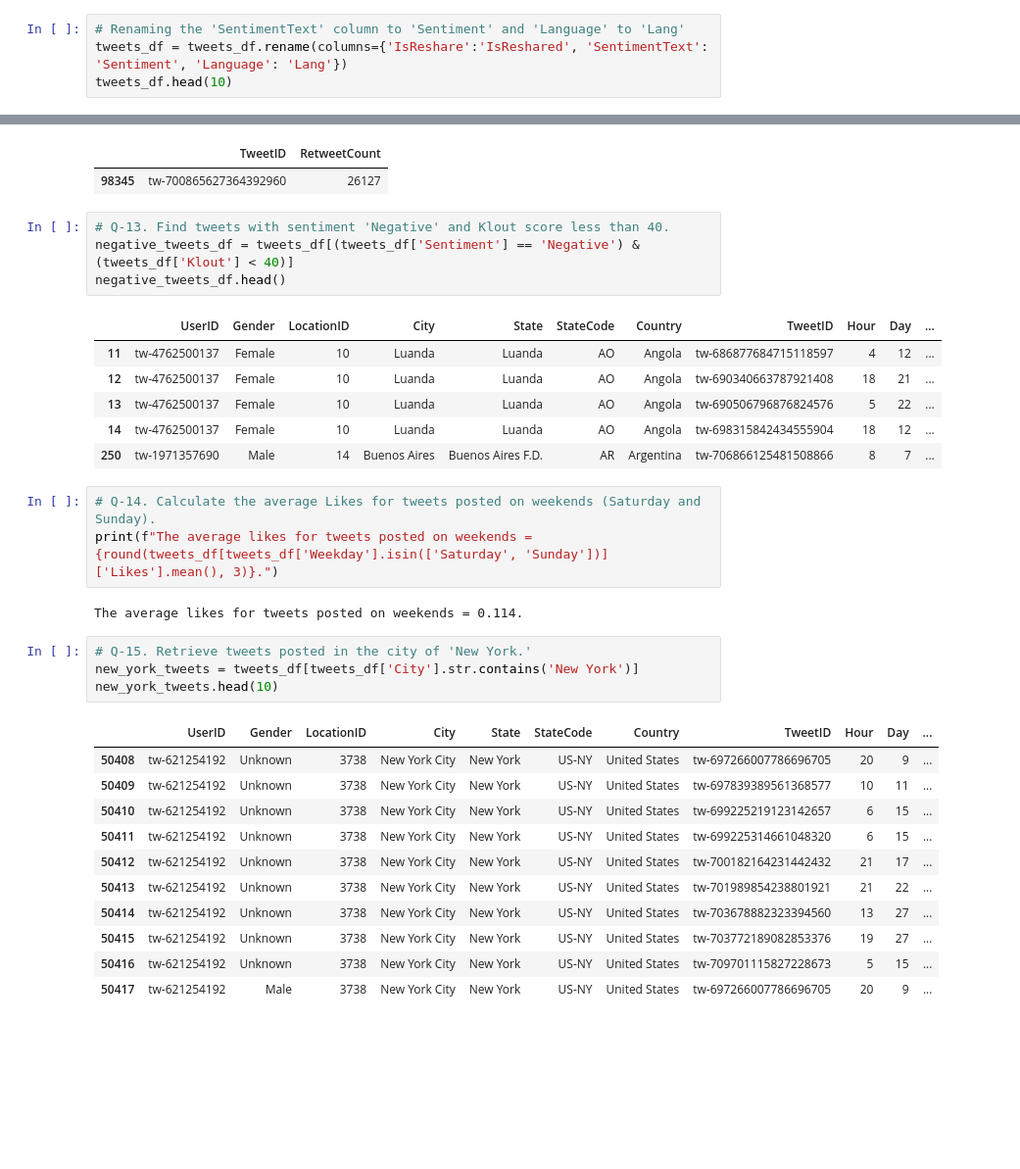
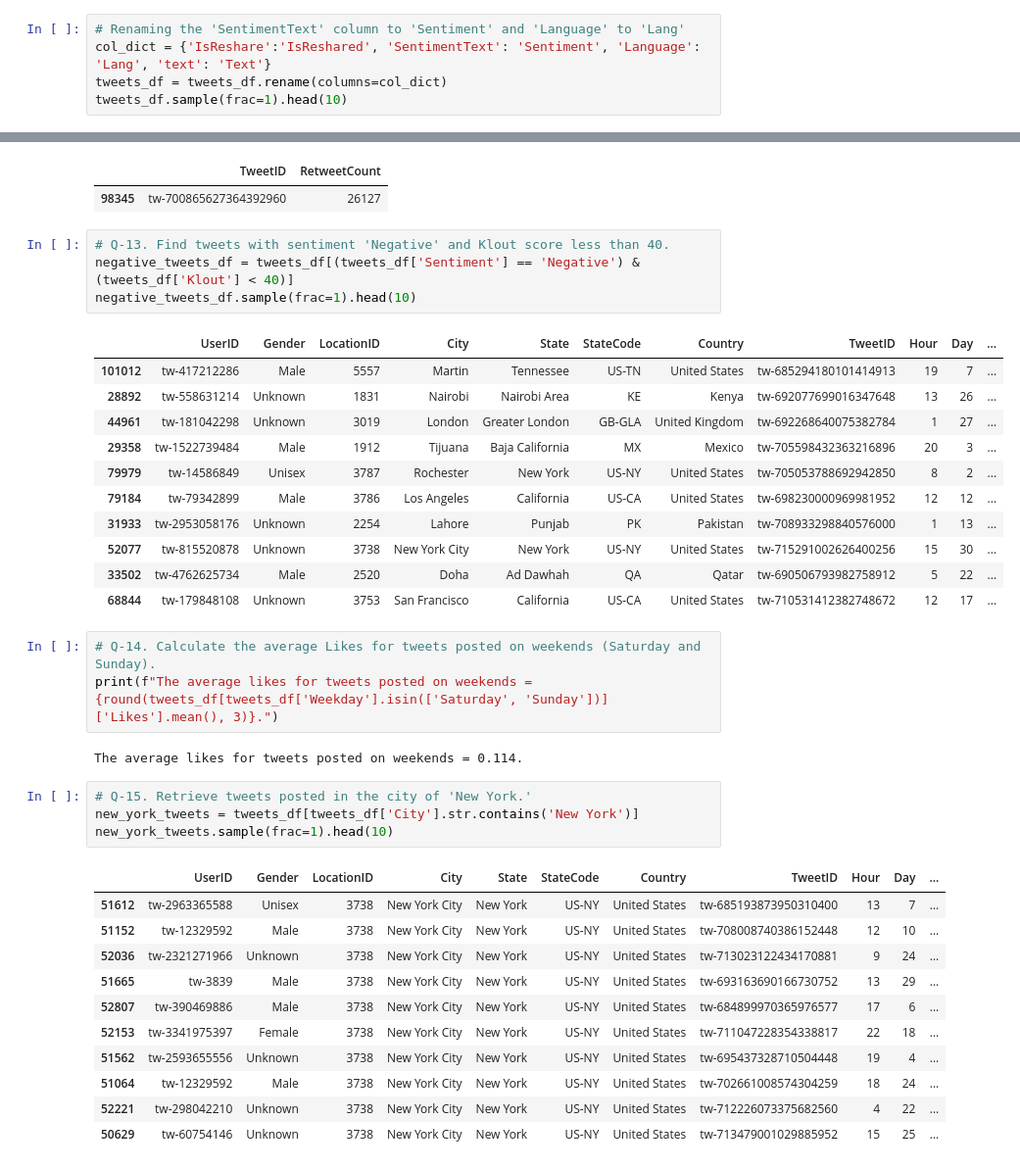
Before and after one commit to abhayvikramnayak98/TweetMetrics, a Jupyter notebook: pandasAnswers.ipynb, the cells around one changed output, grey strips where cells are left out. Shown: that part at 98% size. Drawn from its saved outputs; the diff is of its cells as text; blank space fills up the shorter version.

```diff
--- a/pandasAnswers.ipynb
+++ b/pandasAnswers.ipynb
@@ -216,6 +216,7 @@ tweets_df.head(10)
 # %%
 # Renaming the 'SentimentText' column to 'Sentiment' and 'Language' to 'Lang'
-tweets_df = tweets_df.rename(columns={'IsReshare':'IsReshared', 'SentimentText': 'Sentiment', 'Language': 'Lang'})
-tweets_df.head(10)
+col_dict = {'IsReshare':'IsReshared', 'SentimentText': 'Sentiment', 'Language': 'Lang', 'text': 'Text'}
+tweets_df = tweets_df.rename(columns=col_dict)
+tweets_df.sample(frac=1).head(10)
 # %% [output]
 |  | UserID | Gender | LocationID | City | State | StateCode | Country | TweetID | Hour | Day | ... |
@@ -338,14 +339,19 @@ retweet_count
 # %%
 # Q-13. Find tweets with sentiment 'Negative' and Klout score less than 40.
 negative_tweets_df = tweets_df[(tweets_df['Sentiment'] == 'Negative') & (tweets_df['Klout'] < 40)]
-negative_tweets_df.head()
+negative_tweets_df.sample(frac=1).head(10)
 # %% [output]
 |  | UserID | Gender | LocationID | City | State | StateCode | Country | TweetID | Hour | Day | ... |
-| 11 | tw-4762500137 | Female | 10 | Luanda | Luanda | AO | Angola | tw-686877684715118597 | 4 | 12 | ... |
-| 12 | tw-4762500137 | Female | 10 | Luanda | Luanda | AO | Angola | tw-690340663787921408 | 18 | 21 | ... |
-| 13 | tw-4762500137 | Female | 10 | Luanda | Luanda | AO | Angola | tw-690506796876824576 | 5 | 22 | ... |
-| 14 | tw-4762500137 | Female | 10 | Luanda | Luanda | AO | Angola | tw-698315842434555904 | 18 | 12 | ... |
-| 250 | tw-1971357690 | Male | 14 | Buenos Aires | Buenos Aires F.D. | AR | Argentina | tw-706866125481508866 | 8 | 7 | ... |
+| 101012 | tw-417212286 | Male | 5557 | Martin | Tennessee | US-TN | United States | tw-685294180101414913 | 19 | 7 | ... |
+| 28892 | tw-558631214 | Unknown | 1831 | Nairobi | Nairobi Area | KE | Kenya | tw-692077699016347648 | 13 | 26 | ... |
+| 44961 | tw-181042298 | Unknown | 3019 | London | Greater London | GB-GLA | United Kingdom | tw-692268640075382784 | 1 | 27 | ... |
+| 29358 | tw-1522739484 | Male | 1912 | Tijuana | Baja California | MX | Mexico | tw-705598432363216896 | 20 | 3 | ... |
+| 79979 | tw-14586849 | Unisex | 3787 | Rochester | New York | US-NY | United States | tw-705053788692942850 | 8 | 2 | ... |
+| 79184 | tw-79342899 | Male | 3786 | Los Angeles | California | US-CA | United States | tw-698230000969981952 | 12 | 12 | ... |
+| 31933 | tw-2953058176 | Unknown | 2254 | Lahore | Punjab | PK | Pakistan | tw-708933298840576000 | 1 | 13 | ... |
+| 52077 | tw-815520878 | Unknown | 3738 | New York City | New York | US-NY | United States | tw-715291002626400256 | 15 | 30 | ... |
+| 33502 | tw-4762625734 | Male | 2520 | Doha | Ad Dawhah | QA | Qatar | tw-690506793982758912 | 5 | 22 | ... |
+| 68844 | tw-179848108 | Unknown | 3753 | San Francisco | California | US-CA | United States | tw-710531412382748672 | 12 | 17 | ... |
 # %%
 # Q-14. Calculate the average Likes for tweets posted on weekends (Saturday and Sunday).
 print(f"The average likes for tweets posted on weekends = {round(tweets_df[tweets_df['Weekday'].isin(['Saturday', 'Sunday'])]['Likes'].mean(), 3)}.")
@@ -354,19 +360,19 @@ The average likes for tweets posted on weekends = 0.114.
 # %%
 # Q-15. Retrieve tweets posted in the city of 'New York.'
 new_york_tweets = tweets_df[tweets_df['City'].str.contains('New York')]
-new_york_tweets.head(10)
+new_york_tweets.sample(frac=1).head(10)
 # %% [output]
 |  | UserID | Gender | LocationID | City | State | StateCode | Country | TweetID | Hour | Day | ... |
-| 50408 | tw-621254192 | Unknown | 3738 | New York City | New York | US-NY | United States | tw-697266007786696705 | 20 | 9 | ... |
-| 50409 | tw-621254192 | Unknown | 3738 | New York City | New York | US-NY | United States | tw-697839389561368577 | 10 | 11 | ... |
-| 50410 | tw-621254192 | Unknown | 3738 | New York City | New York | US-NY | United States | tw-699225219123142657 | 6 | 15 | ... |
-| 50411 | tw-621254192 | Unknown | 3738 | New York City | New York | US-NY | United States | tw-699225314661048320 | 6 | 15 | ... |
-| 50412 | tw-621254192 | Unknown | 3738 | New York City | New York | US-NY | United States | tw-700182164231442432 | 21 | 17 | ... |
-| 50413 | tw-621254192 | Unknown | 3738 | New York City | New York | US-NY | United States | tw-701989854238801921 | 21 | 22 | ... |
-| 50414 | tw-621254192 | Unknown | 3738 | New York City | New York | US-NY | United States | tw-703678882323394560 | 13 | 27 | ... |
-| 50415 | tw-621254192 | Unknown | 3738 | New York City | New York | US-NY | United States | tw-703772189082853376 | 19 | 27 | ... |
-| 50416 | tw-621254192 | Unknown | 3738 | New York City | New York | US-NY | United States | tw-709701115827228673 | 5 | 15 | ... |
-| 50417 | tw-621254192 | Male | 3738 | New York City | New York | US-NY | United States | tw-697266007786696705 | 20 | 9 | ... |
+| 51612 | tw-2963365588 | Unisex | 3738 | New York City | New York | US-NY | United States | tw-685193873950310400 | 13 | 7 | ... |
+| 51152 | tw-12329592 | Male | 3738 | New York City | New York | US-NY | United States | tw-708008740386152448 | 12 | 10 | ... |
+| 52036 | tw-2321271966 | Unknown | 3738 | New York City | New York | US-NY | United States | tw-713023122434170881 | 9 | 24 | ... |
+| 51665 | tw-3839 | Male | 3738 | New York City | New York | US-NY | United States | tw-693163690166730752 | 13 | 29 | ... |
+| 52807 | tw-390469886 | Male | 3738 | New York City | New York | US-NY | United States | tw-684899970365976577 | 17 | 6 | ... |
+| 52153 | tw-3341975397 | Female | 3738 | New York City | New York | US-NY | United States | tw-711047228354338817 | 22 | 18 | ... |
+| 51562 | tw-2593655556 | Unknown | 3738 | New York City | New York | US-NY | United States | tw-695437328710504448 | 19 | 4 | ... |
+| 51064 | tw-12329592 | Male | 3738 | New York City | New York | US-NY | United States | tw-702661008574304259 | 18 | 24 | ... |
+| 52221 | tw-298042210 | Unknown | 3738 | New York City | New York | US-NY | United States | tw-712226073375682560 | 4 | 22 | ... |
+| 50629 | tw-60754146 | Unknown | 3738 | New York City | New York | US-NY | United States | tw-713479001029885952 | 15 | 25 | ... |
 # %%
 # Q-16. Identify tweets where Reach is greater than 1000. Display the TweetID and Reach.
 thousand_reach = tweets_df[tweets_df['Reach'] > 1000][['TweetID', 'Reach']]
```
Also changed, not shown: parts of 17 cells of this notebook.
